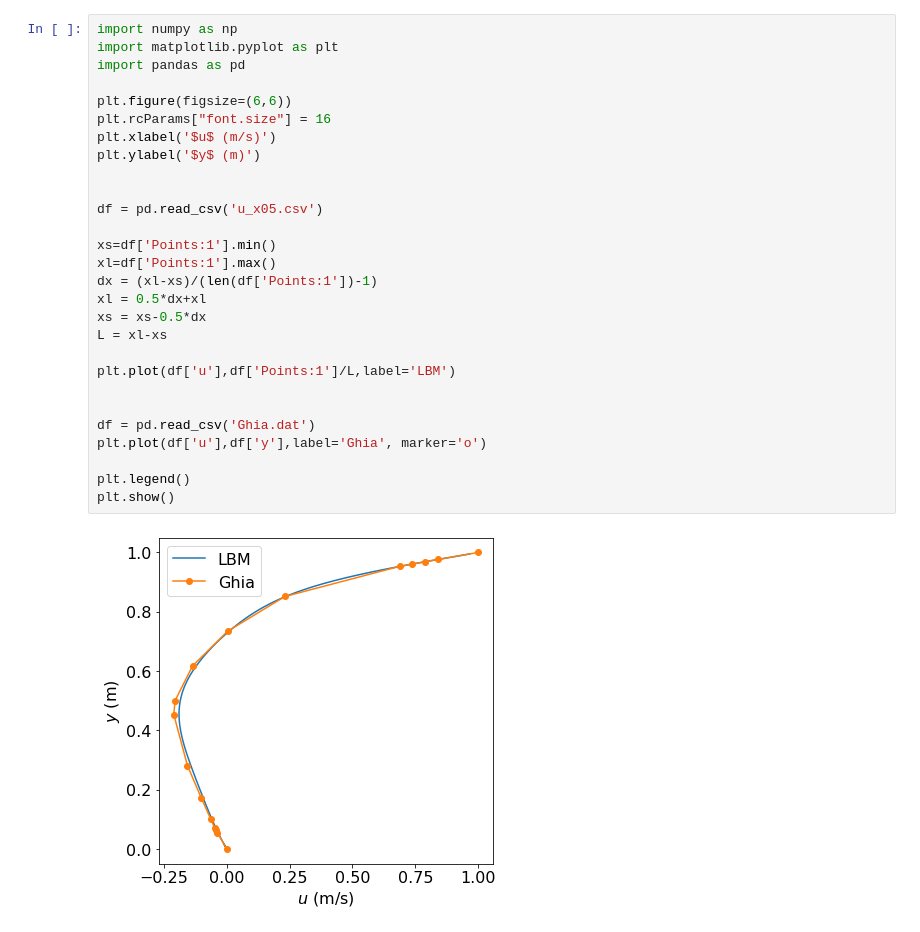
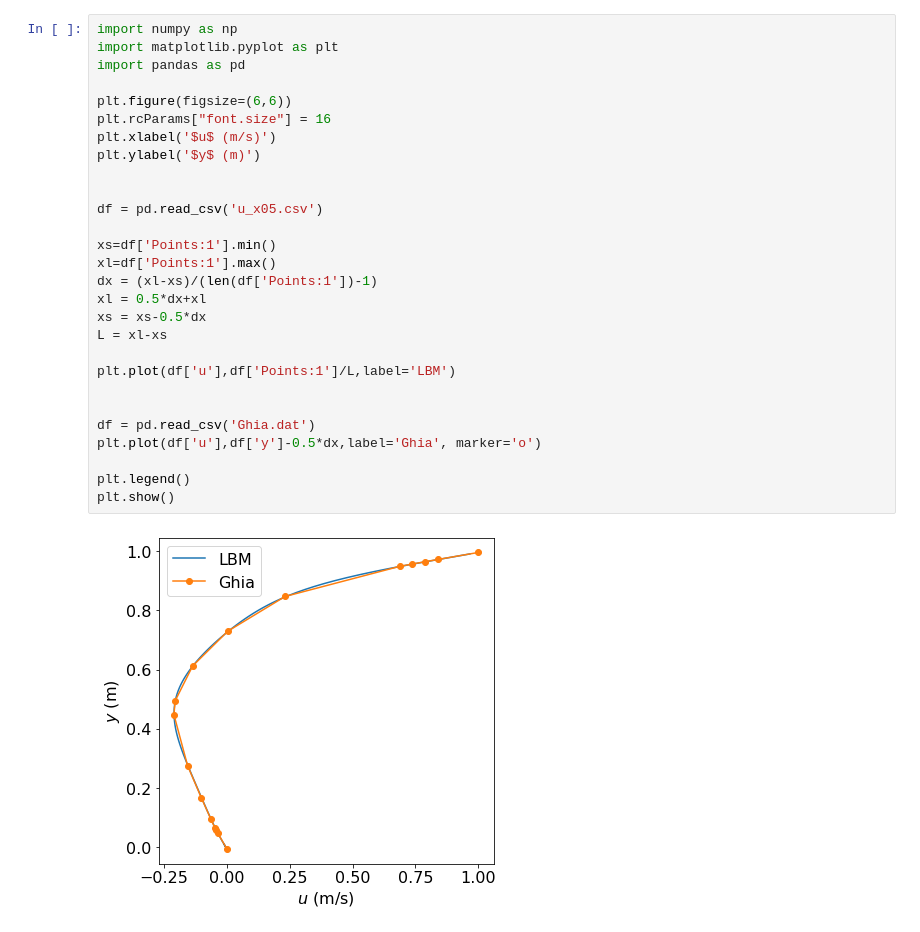
Before and after one commit to spica85/LBFFS, a Jupyter notebook: D3Q19_opencl/testCases/cavityFlow/plot.ipynb, the cells around one changed output. Cells and saved outputs as stored; diff of their text form.

```diff
--- a/D3Q19_opencl/testCases/cavityFlow/plot.ipynb
+++ b/D3Q19_opencl/testCases/cavityFlow/plot.ipynb
@@ -1,30 +1,30 @@
 # %%
 import numpy as np
 import matplotlib.pyplot as plt
 import pandas as pd
 
 plt.figure(figsize=(6,6))
 plt.rcParams["font.size"] = 16
 plt.xlabel('$u$ (m/s)')
 plt.ylabel('$y$ (m)')
 
 
 df = pd.read_csv('u_x05.csv')
 
 xs=df['Points:1'].min()
 xl=df['Points:1'].max()
 dx = (xl-xs)/(len(df['Points:1'])-1)
 xl = 0.5*dx+xl
 xs = xs-0.5*dx
 L = xl-xs
 
 plt.plot(df['u'],df['Points:1']/L,label='LBM')
 
 
 df = pd.read_csv('Ghia.dat')
-plt.plot(df['u'],df['y'],label='Ghia', marker='o')
+plt.plot(df['u'],df['y']-0.5*dx,label='Ghia', marker='o')
 
 plt.legend()
 plt.show()
 # %% [output]
-[figure, old version]
+[figure, new version]
```
Also changed, not shown: 14 other files.
